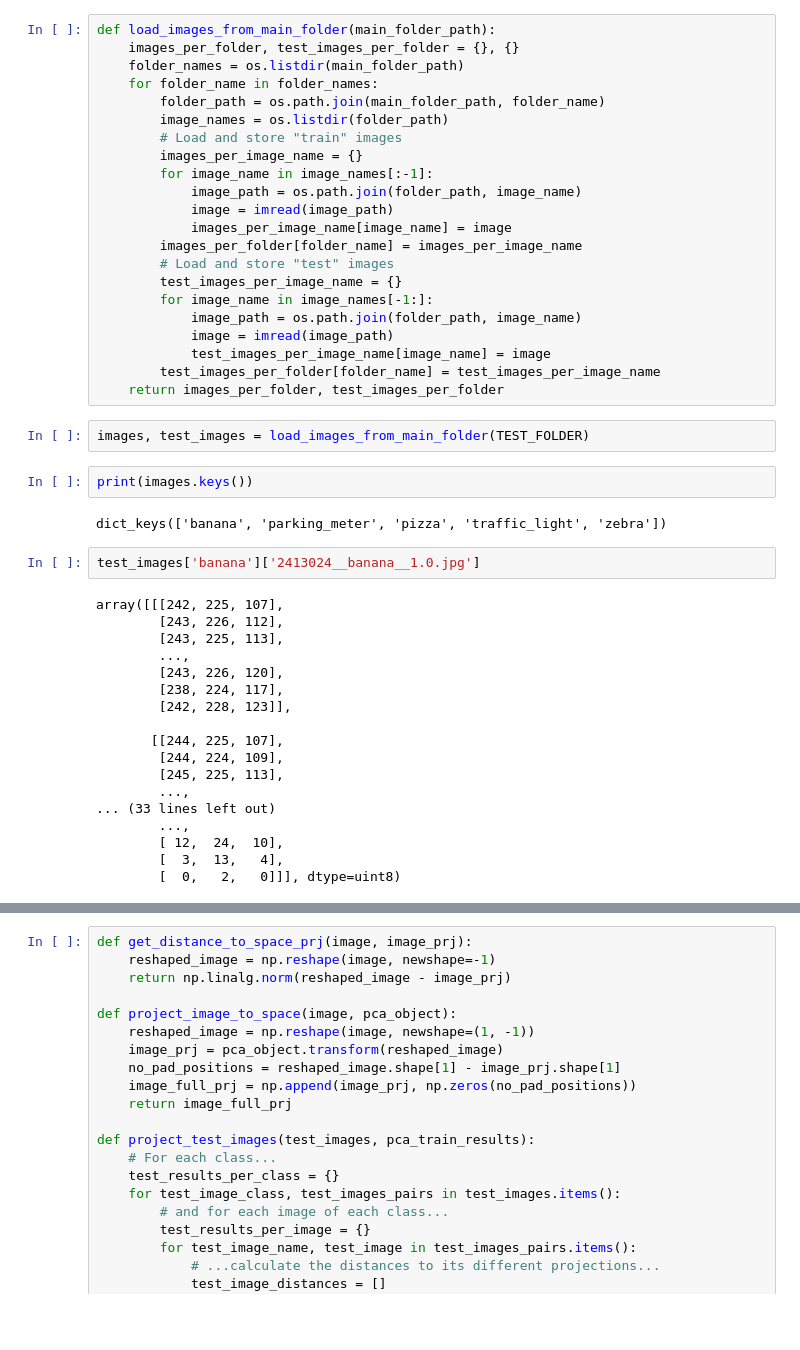
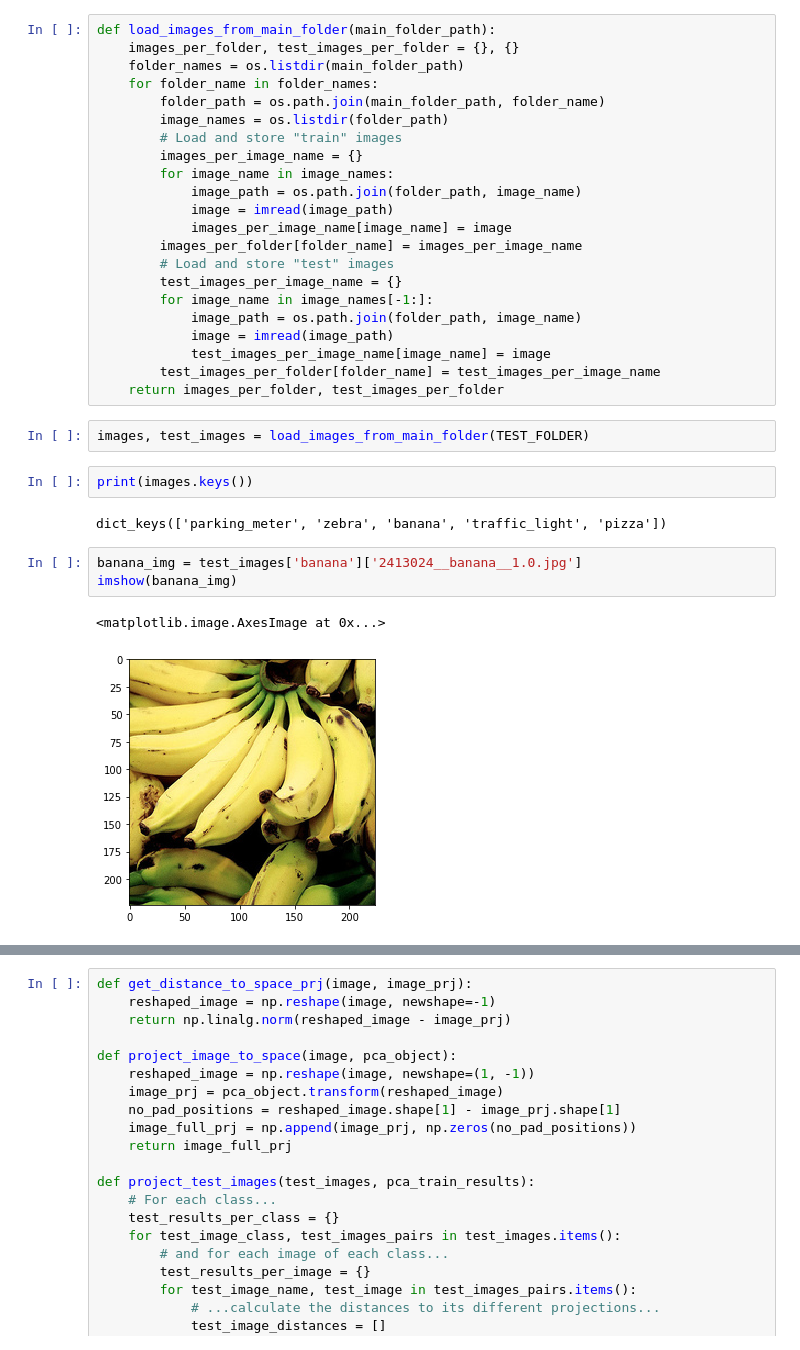
Before and after one commit to EstebanBrito/xai-ucm-unsup, a Jupyter notebook: notebooks/others/ProofOfConceptPCA.ipynb, the cells around one changed output, grey strips where cells are left out. Cells and saved outputs as stored; diff of their text form; blank space fills up the shorter version.

```diff
--- a/notebooks/others/ProofOfConceptPCA.ipynb
+++ b/notebooks/others/ProofOfConceptPCA.ipynb
@@ -51,7 +47,7 @@ def load_images_from_main_folder(main_folder_path):
         image_names = os.listdir(folder_path)
         # Load and store "train" images
         images_per_image_name = {}
-        for image_name in image_names[:-1]:
+        for image_name in image_names:
             image_path = os.path.join(folder_path, image_name)
             image = imread(image_path)
             images_per_image_name[image_name] = image
@@ -69,27 +65,13 @@ images, test_images = load_images_from_main_folder(TEST_FOLDER)
 # %%
 print(images.keys())
 # %% [output]
-dict_keys(['banana', 'parking_meter', 'pizza', 'traffic_light', 'zebra'])
+dict_keys(['parking_meter', 'zebra', 'banana', 'traffic_light', 'pizza'])
 # %%
-test_images['banana']['2413024__banana__1.0.jpg']
+banana_img = test_images['banana']['2413024__banana__1.0.jpg']
+imshow(banana_img)
 # %% [output]
-array([[[242, 225, 107],
-        [243, 226, 112],
-        [243, 225, 113],
-        ...,
-        [243, 226, 120],
-        [238, 224, 117],
-        [242, 228, 123]],
-
-       [[244, 225, 107],
-        [244, 224, 109],
-        [245, 225, 113],
-        ...,
-... (33 lines left out)
-        ...,
-        [ 12,  24,  10],
-        [  3,  13,   4],
-        [  0,   2,   0]]], dtype=uint8)
+<matplotlib.image.AxesImage at 0x...>
+[figure, added]
 # %%
 def train_project_pca_on_images(images):
     pca_per_class = {}
```
Also changed, not shown: parts of 7 cells of this notebook, 5 other files.
